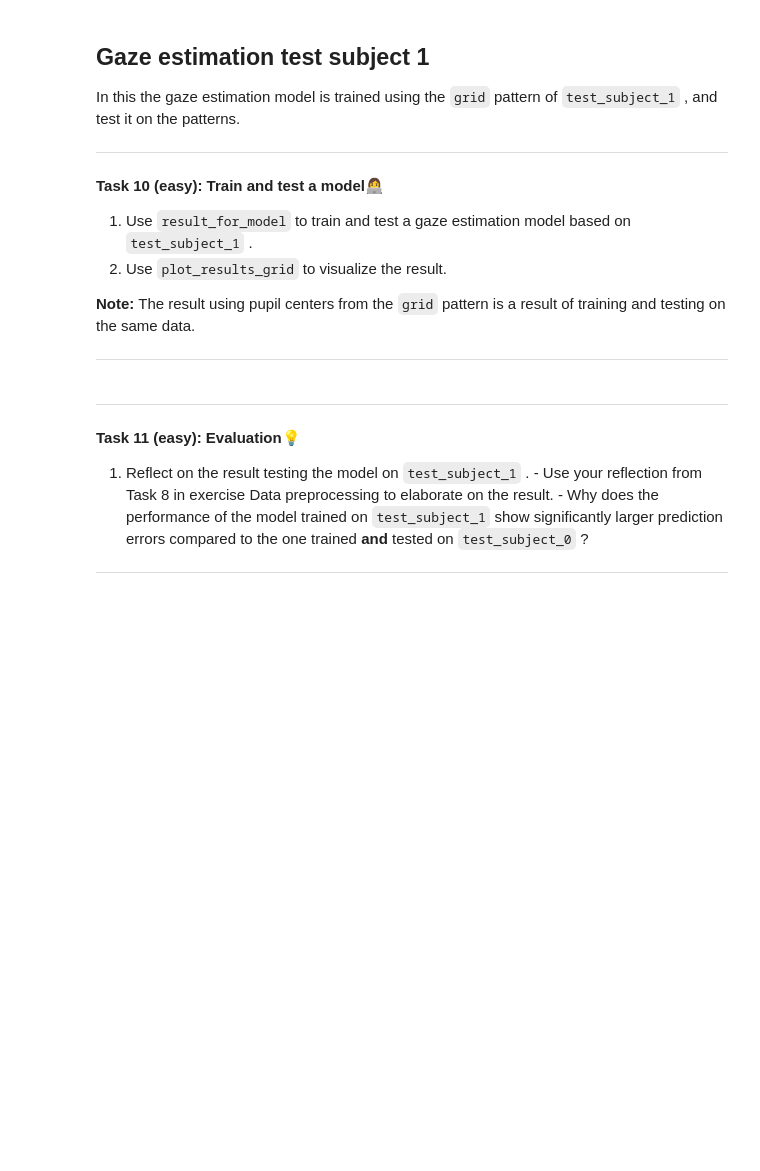
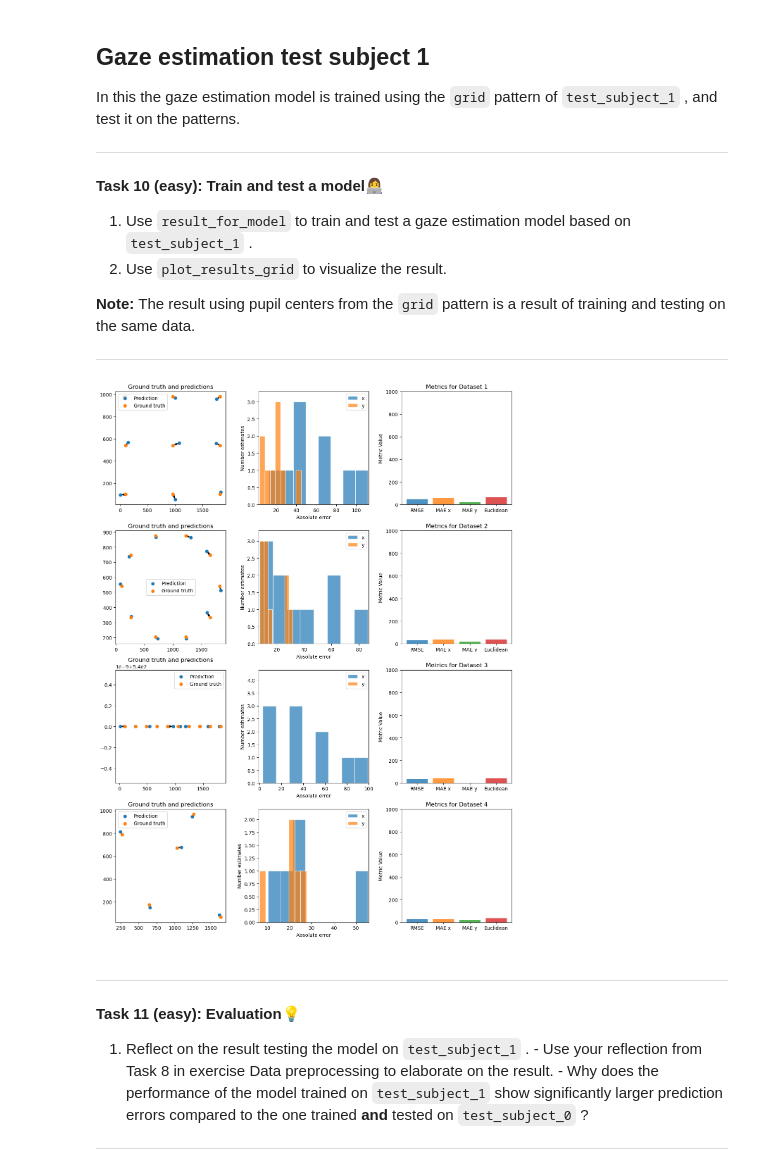
Before and after one commit to AlbertRossJoh/iml_project_2025, a Jupyter notebook: W06/02-gaze.ipynb, the cells around one changed output. Saved outputs shown, nothing was run; the diff lists cells and outputs as text; code cells hidden in the pictures; blank space fills up the shorter version.

```diff
--- a/W06/02-gaze.ipynb
+++ b/W06/02-gaze.ipynb
@@ -543,6 +538,11 @@ In this the gaze estimation model is trained using the `grid`
 ---
 # %%
 # Write your code here
+results_linear_ts3_better = results_for_model(LinearGaze(), D3, D3, 'pupils_train', 'screen_coordinates_train', 'pupils_test', 'screen_coordinates_test', 4)
+
+iml_util.plot_results_grid(results_linear_ts3_better, 4)
+# %% [output]
+[figure, added]
 # %% [markdown]
 
 ---
```
Also changed, not shown: parts of 3 cells of this notebook.
